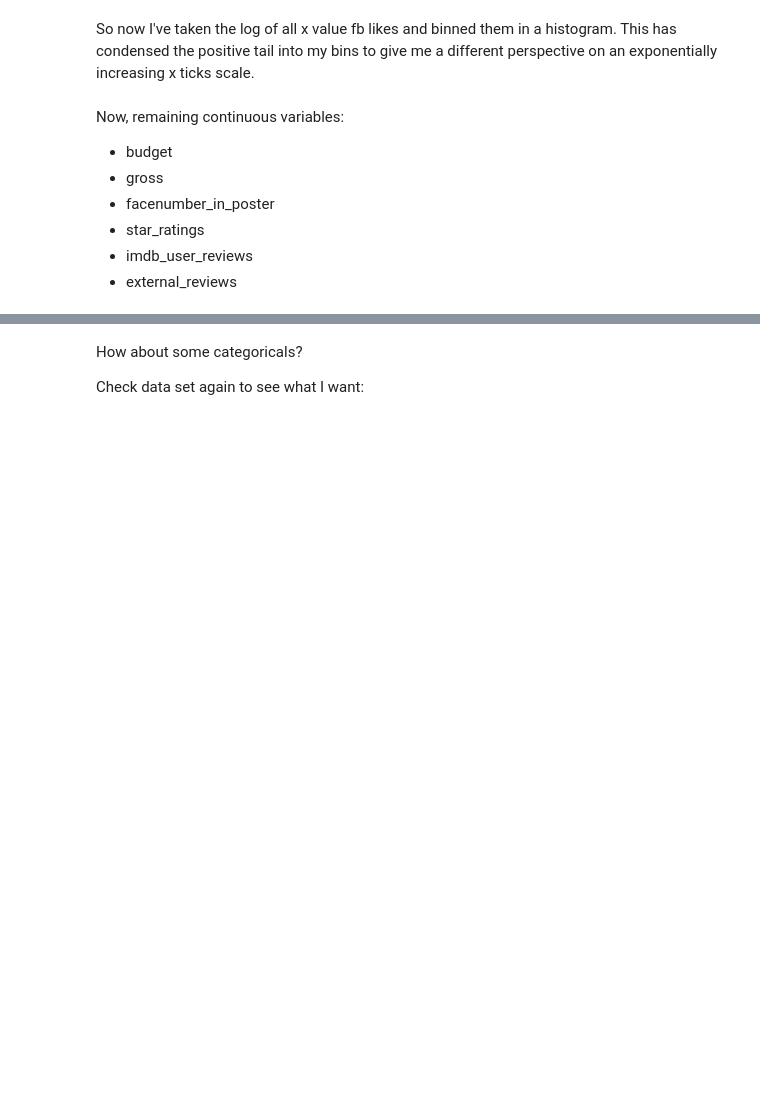
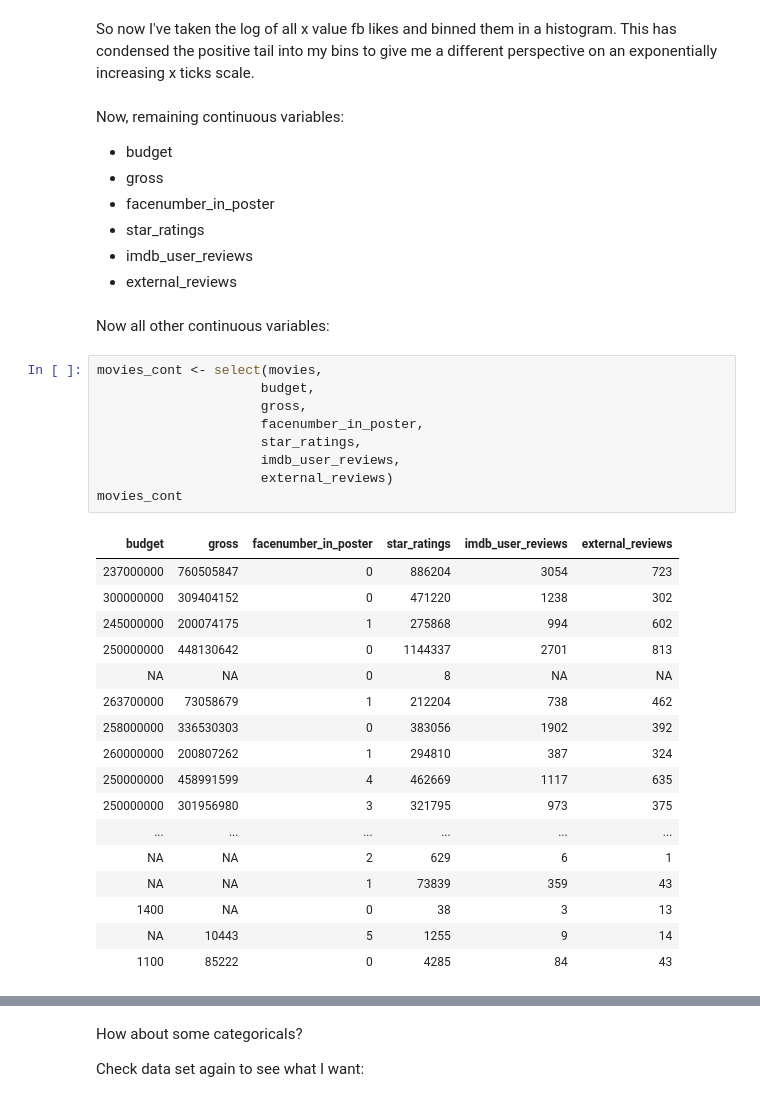
Before and after one commit to hichana/udacity, a Jupyter notebook: P4/PROJECT/movies_eda.ipynb, the cells around one changed output, grey strips where cells are left out. Saved outputs shown, nothing was run; the diff lists cells and outputs as text; blank space fills up the shorter version.

```diff
--- a/P4/PROJECT/movies_eda.ipynb
+++ b/P4/PROJECT/movies_eda.ipynb
@@ -339,4 +363,33 @@ Now, remaining continuous variables:
 * star_ratings
 * imdb_user_reviews
 * external_reviews
+# %% [markdown]
+Now all other continuous variables:
+# %%
+movies_cont <- select(movies,
+                     budget,
+                     gross,
+                     facenumber_in_poster,
+                     star_ratings,
+                     imdb_user_reviews,
+                     external_reviews)
+movies_cont
+# %% [output]
+| budget | gross | facenumber_in_poster | star_ratings | imdb_user_reviews | external_reviews |
+| 237000000 | 760505847 | 0 | 886204 | 3054 | 723 |
+| 300000000 | 309404152 | 0 | 471220 | 1238 | 302 |
+| 245000000 | 200074175 | 1 | 275868 | 994 | 602 |
+| 250000000 | 448130642 | 0 | 1144337 | 2701 | 813 |
+| NA | NA | 0 | 8 | NA | NA |
+| 263700000 | 73058679 | 1 | 212204 | 738 | 462 |
+| 258000000 | 336530303 | 0 | 383056 | 1902 | 392 |
+| 260000000 | 200807262 | 1 | 294810 | 387 | 324 |
+| 250000000 | 458991599 | 4 | 462669 | 1117 | 635 |
+| 250000000 | 301956980 | 3 | 321795 | 973 | 375 |
+| ... | ... | ... | ... | ... | ... |
+| NA | NA | 2 | 629 | 6 | 1 |
+| NA | NA | 1 | 73839 | 359 | 43 |
+| 1400 | NA | 0 | 38 | 3 | 13 |
+| NA | 10443 | 5 | 1255 | 9 | 14 |
+| 1100 | 85222 | 0 | 4285 | 84 | 43 |
 # %%
```
Also changed, not shown: parts of 38 cells of this notebook, 1 other file.
